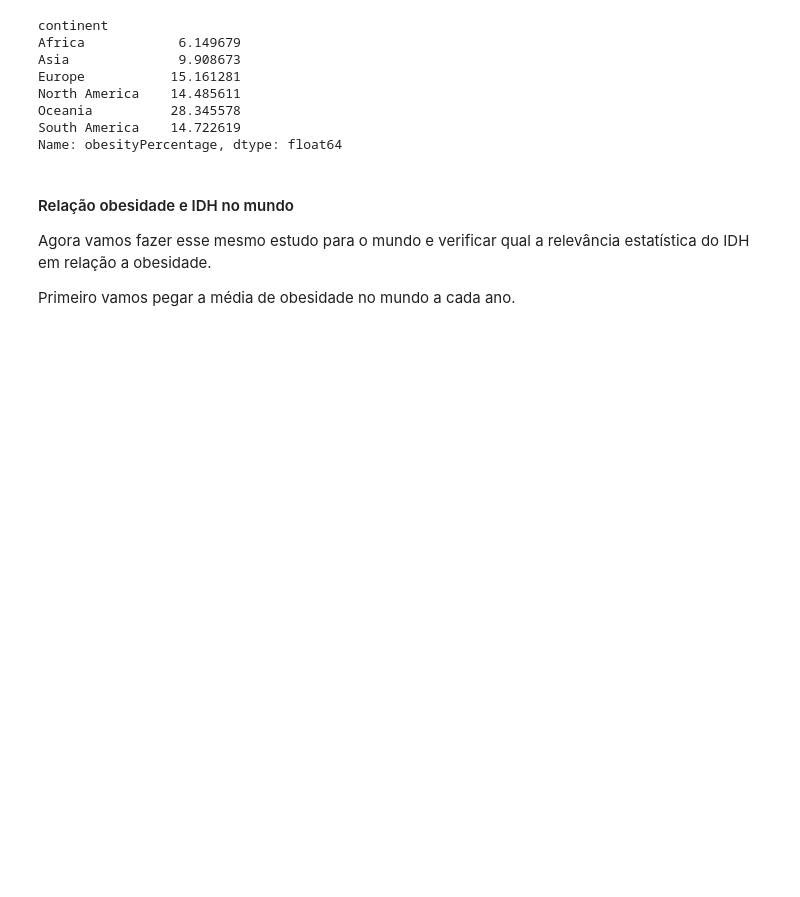
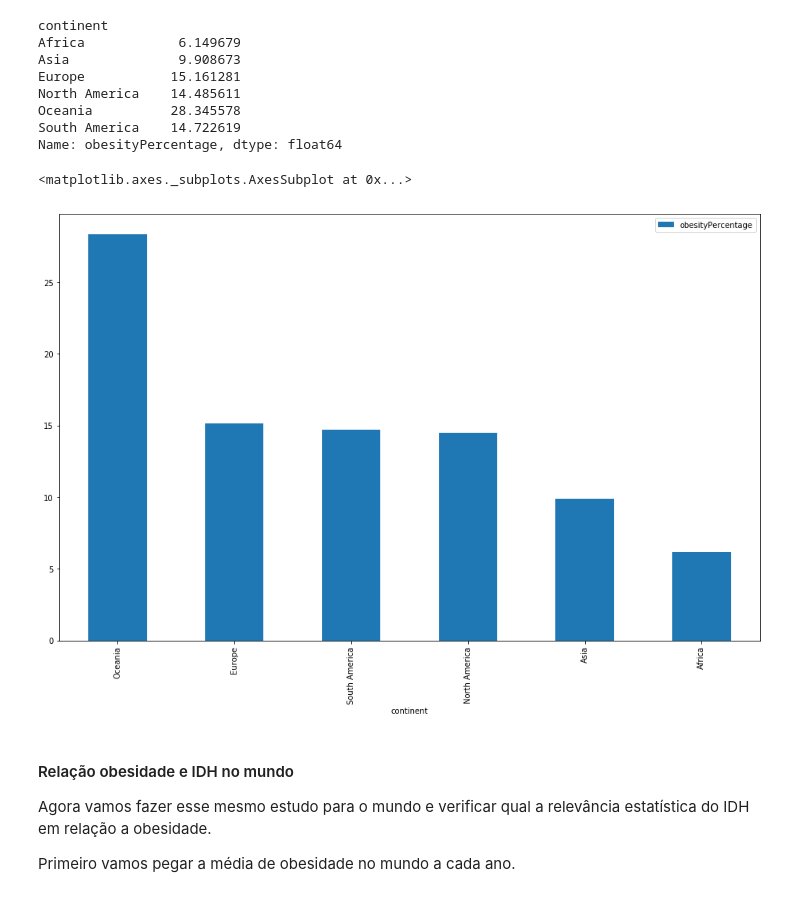
Before and after one commit to if1015-datascience-ufpe/2018-2-projeto-follow-up, a Jupyter notebook: src/Follow UP.ipynb, the cells around one changed output. Drawn from its saved outputs; the diff is of its cells as text; code cells hidden in the pictures; blank space fills up the shorter version.

```diff
--- a/src/Follow UP.ipynb
+++ b/src/Follow UP.ipynb
@@ -116,6 +116,13 @@ North America    14.485611
 Oceania          28.345578
 South America    14.722619
 Name: obesityPercentage, dtype: float64
+# %%
+continentObesity = worldObesity.groupby(by=['continent'])['obesityPercentage'].mean().to_frame()
+continentObesity = continentObesity.sort_values(by=['obesityPercentage'], ascending=False)
+continentObesity.plot.bar(figsize=(16,10))
+# %% [output]
+<matplotlib.axes._subplots.AxesSubplot at 0x...>
+[figure, added]
 # %% [markdown]
 #### Relação obesidade e IDH no mundo
 Agora vamos fazer esse mesmo estudo para o mundo e verificar qual a relevância estatística do IDH em relação a obesidade.
```
Also changed, not shown: parts of 6 cells of this notebook, 10 other files.
